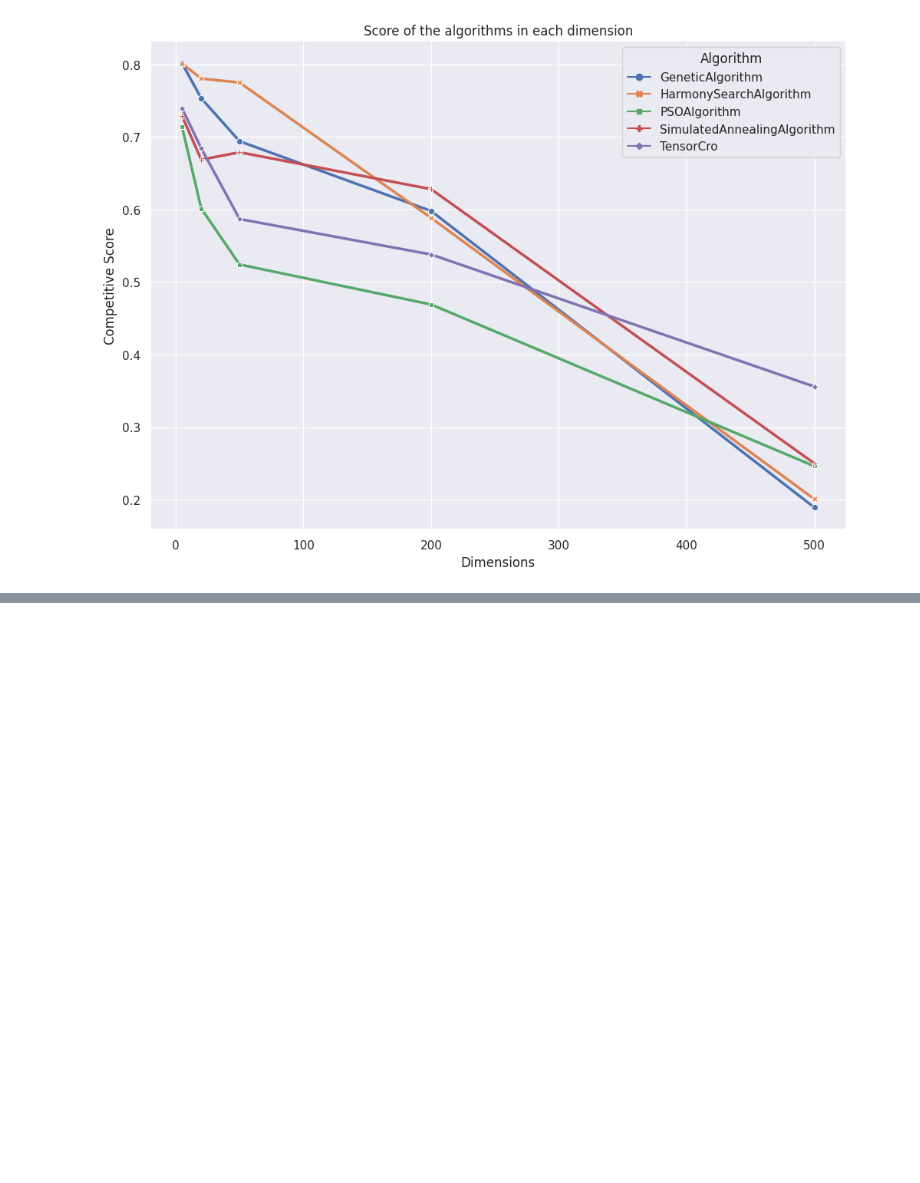
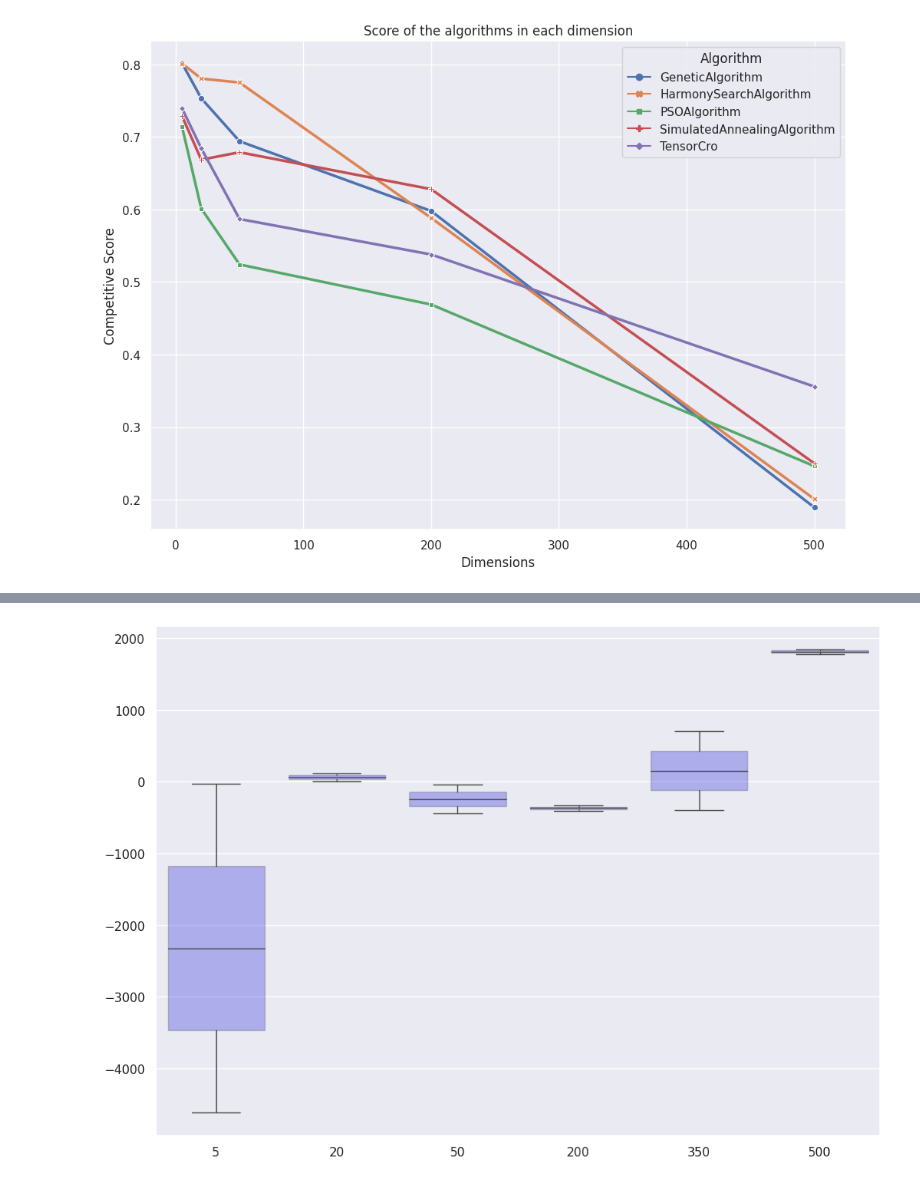
Before and after one commit to iTzAlver/TensorCRO, a Jupyter notebook: experiments/print_results.ipynb, the cells around one changed output, grey strips where cells are left out. Saved outputs shown, nothing was run; the diff lists cells and outputs as text; code cells hidden in the pictures; blank space fills up the shorter version.

```diff
--- a/experiments/print_results.ipynb
+++ b/experiments/print_results.ipynb
@@ -65,0 +168,16 @@ fig.figure.savefig('./results/test_1.png')
+# %%
+violin_df = df_t2.groupby(['dimension', 'seed', 'algorithm']).mean(numeric_only=True)
+# Substract CPU values to GPU values:
+violin_df['diff'] = - violin_df['best_fit'] + violin_df['best_fit'].shift(1)
+violin_df['diff_eval'] = violin_df['num_eval'] - violin_df['num_eval'].shift(1)
+# Get only algorithm TensorCRO:/GPU:0 (index 1)
+diff_df = violin_df['diff'].groupby(['dimension', 'seed']).last().reset_index()
+diff_eval_df = violin_df['diff_eval'].groupby(['dimension', 'seed']).last().reset_index()
+# To numpy array:
+diff_df = diff_df.to_numpy()
+diff_eval_df = diff_eval_df.to_numpy()
+# Substitute dimension values for integer ticks:
+# Violin over previous figure:
+fig = sns.boxplot(x=np.array(diff_df[:, 0], dtype=np.int32), y=diff_df[:, 2], linewidth=1, color='blue', boxprops=dict(alpha=.3), showfliers=False)
+# %% [output]
+[figure, added]
```
Also changed, not shown: parts of 6 cells of this notebook, 3 other files.
